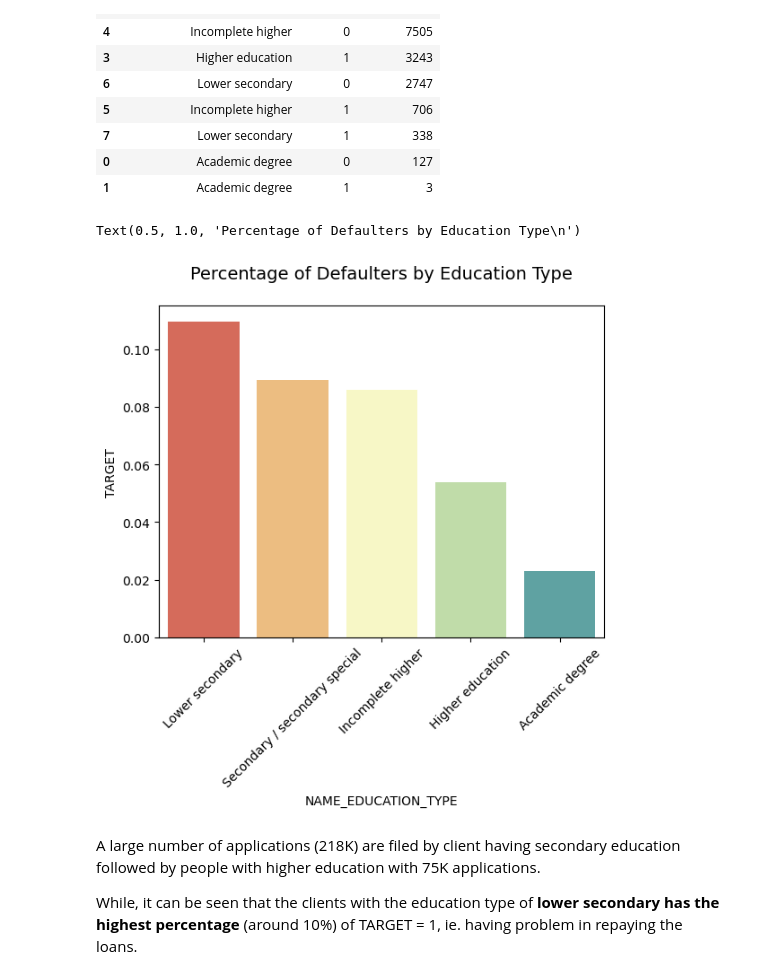
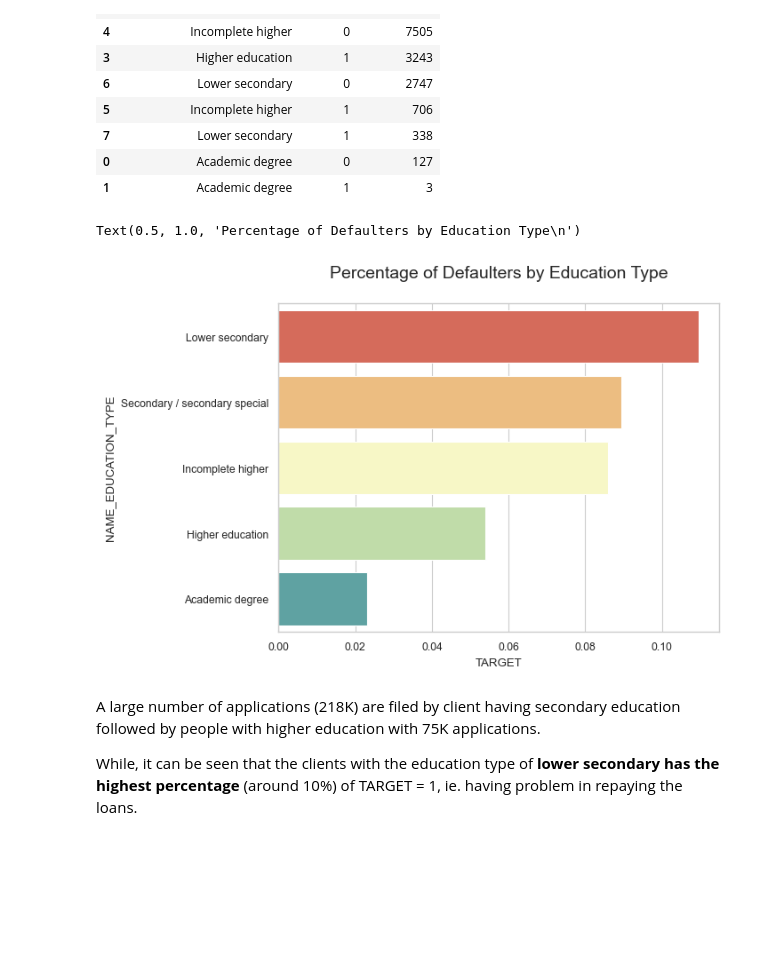
Before and after one commit to haizznaam/Competition-Home-Credit-Default-Risks-Prediction_Group11, a Jupyter notebook: eda/01_application - EDA.ipynb, the cells around one changed output. Cells and saved outputs as stored; diff of their text form; code cells hidden in the pictures; blank space fills up the shorter version.

```diff
--- a/eda/01_application - EDA.ipynb
+++ b/eda/01_application - EDA.ipynb
@@ -523,15 +535,15 @@ Clients Repayment Abilities By Education Type
 | 0 | Academic degree | 0 | 127 |
 | 1 | Academic degree | 1 | 3 |
 # %%
-sns.barplot(x='NAME_EDUCATION_TYPE', y='TARGET',
+sns.barplot(y='NAME_EDUCATION_TYPE', x='TARGET',
             data=application_train[['NAME_EDUCATION_TYPE', 'TARGET']].groupby(['NAME_EDUCATION_TYPE'], as_index=False).mean().sort_values(by=['TARGET'], ascending=False), palette='Spectral')
 
-plt.xticks(rotation=45)
+# plt.xticks(rotation=45)
 plt.title('Percentage of Defaulters by Education Type\n',
           fontsize=14)
 # %% [output]
 Text(0.5, 1.0, 'Percentage of Defaulters by Education Type\n')
-[figure, old version]
+[figure, new version]
 # %% [markdown]
 A large number of applications (218K) are filed by client having secondary education followed by people with higher education with 75K applications.
 
```
Also changed, not shown: parts of 17 cells of this notebook.
